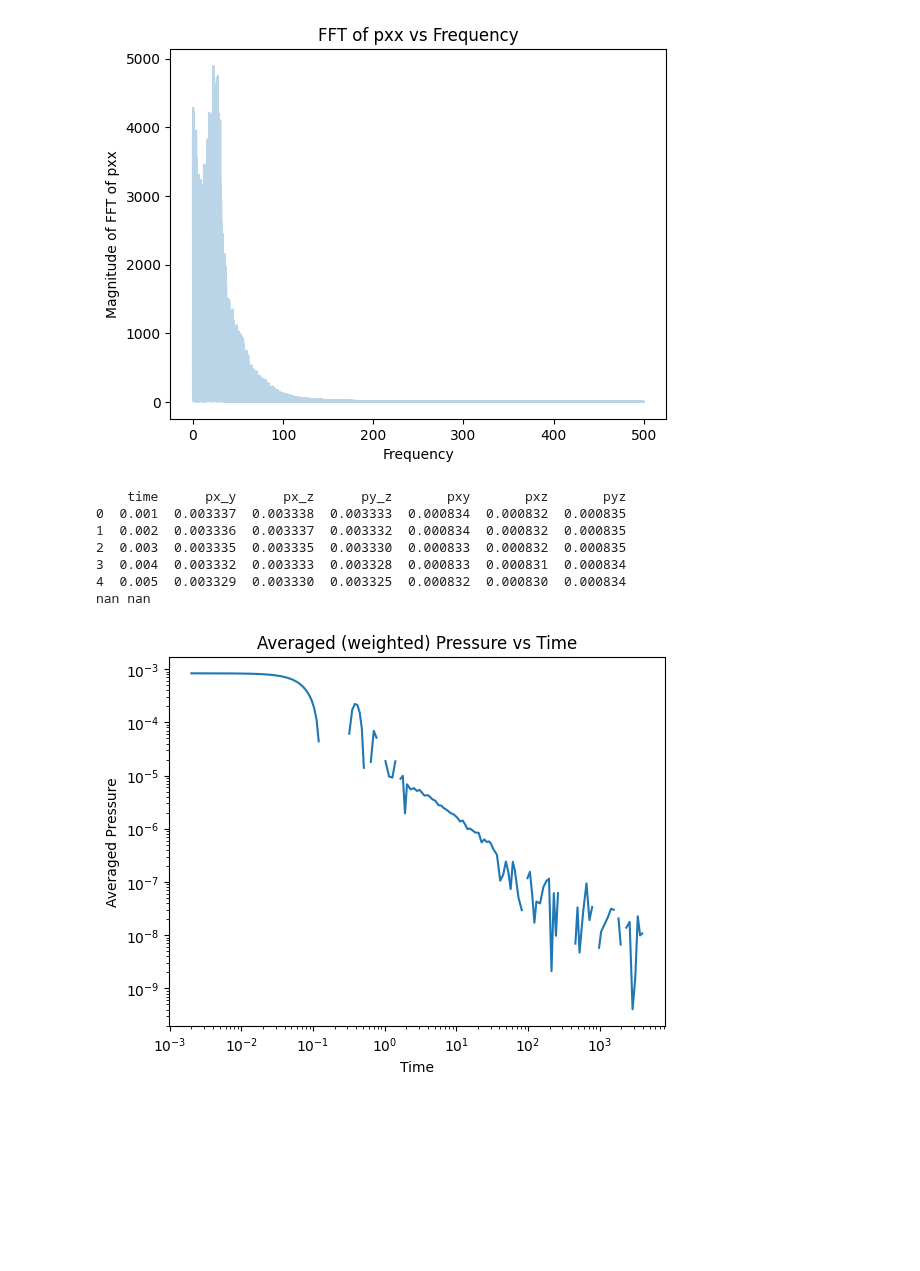
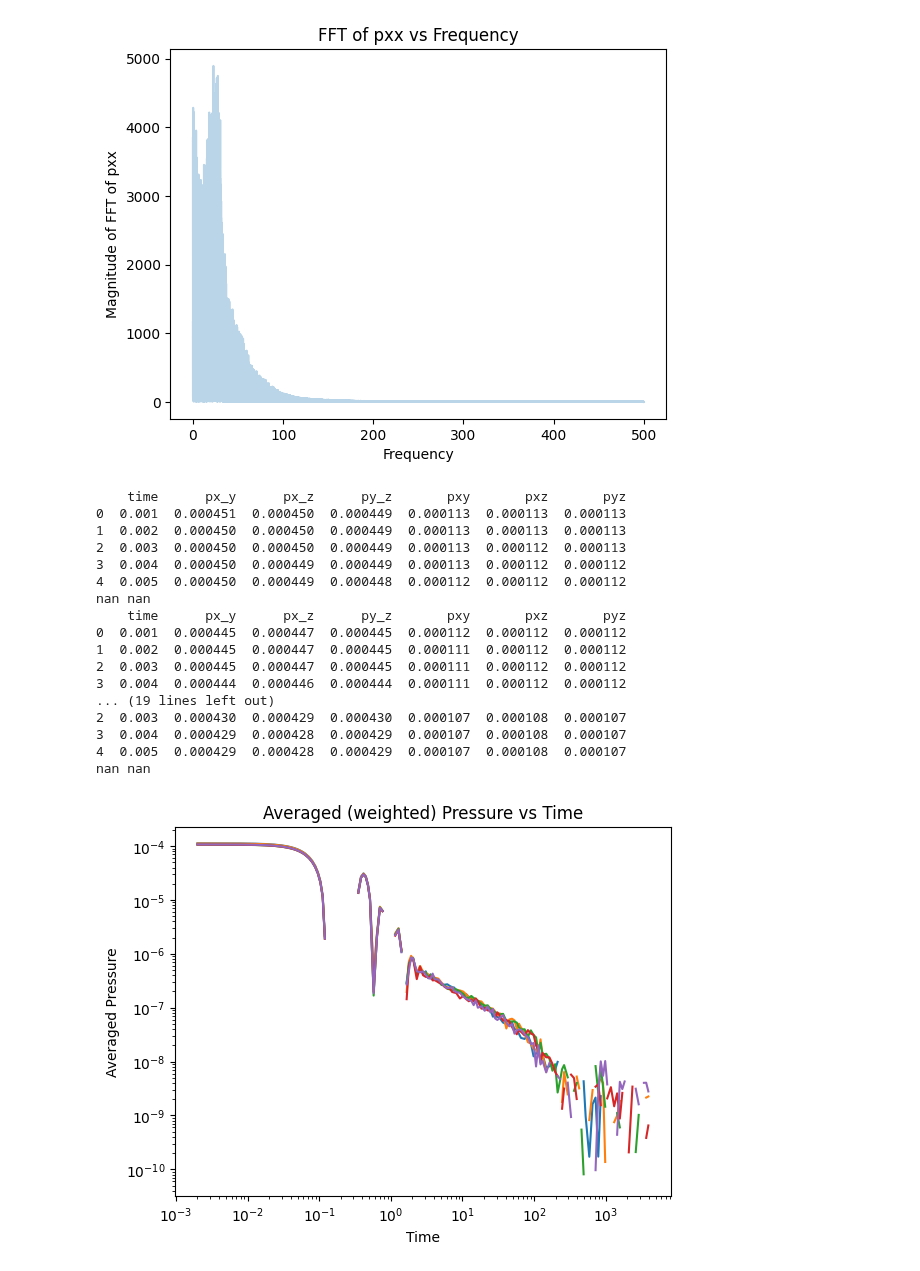
Before and after one commit to anotherbeaver/amine_polymers, a Jupyter notebook: logs/dyn_modulus mix 30 October.ipynb, the cells around one changed output. Cells and saved outputs as stored; diff of their text form; code cells hidden in the pictures; blank space fills up the shorter version.

Commit message:
Trying different parameters of ave/correlate long

```diff
--- a/logs/dyn_modulus mix 30 October.ipynb
+++ b/logs/dyn_modulus mix 30 October.ipynb
@@ -250,35 +250,46 @@ plt.show()
 12000000
 [figure]
 # %%
-file = f"long_corr.dat"
-data = pd.read_csv(file, delimiter=' ', skiprows=3, index_col=False, names=['time', 'px_y', 'px_z', 'py_z', 'pxy', 'pxz', 'pyz'])
+for i in [1, 2, 3, 4, 5]:
+    file = f"logs/press_{i}.dat"
+    data = pd.read_csv(file, delimiter=' ', skiprows=3, index_col=False, names=['time', 'px_y', 'px_z', 'py_z', 'pxy', 'pxz', 'pyz'])
 
-start = 1
+    start = 1
 
-data = data[start:].reset_index(drop=True)
+    data = data[start:].reset_index(drop=True)
 
-ave_press = (data['pxy'] + data['pxz'] + data['pyz']) / 5.0 + \
+    ave_press = (data['pxy'] + data['pxz'] + data['pyz']) / 5.0 + \
             (data['px_y'] + data['px_z'] + data['py_z']) / 30.0
 
-# replace negative with NaN
-ave_press = np.where(ave_press < 0, np.nan, ave_press)
+    # replace negative with NaN
+    ave_press = np.where(ave_press < 0, np.nan, ave_press)
 
 
-# ave_press *= 40**3 / (1.0 * 1.0)  # V / (kB * T)
+    # ave_press *= 40**3 / (1.0 * 1.0)  # V / (kB * T)
 
-print(data.head())
-print(ave_press.min(), ave_press.max())
-plt.loglog(data['time'][start:], ave_press[start:])
+    print(data.head())
+    print(ave_press.min(), ave_press.max())
+    plt.loglog(data['time'][start:], ave_press[start:])
 plt.xlabel('Time')
 plt.ylabel('Averaged Pressure')
 plt.title('Averaged (weighted) Pressure vs Time')
 plt.show()
 # %% [output]
     time      px_y      px_z      py_z       pxy       pxz       pyz
-0  0.001  0.003337  0.003338  0.003333  0.000834  0.000832  0.000835
-1  0.002  0.003336  0.003337  0.003332  0.000834  0.000832  0.000835
-2  0.003  0.003335  0.003335  0.003330  0.000833  0.000832  0.000835
-3  0.004  0.003332  0.003333  0.003328  0.000833  0.000831  0.000834
-4  0.005  0.003329  0.003330  0.003325  0.000832  0.000830  0.000834
+0  0.001  0.000451  0.000450  0.000449  0.000113  0.000113  0.000113
+1  0.002  0.000450  0.000450  0.000449  0.000113  0.000113  0.000113
+2  0.003  0.000450  0.000450  0.000449  0.000113  0.000112  0.000113
+3  0.004  0.000450  0.000449  0.000449  0.000113  0.000112  0.000112
+4  0.005  0.000450  0.000449  0.000448  0.000112  0.000112  0.000112
 nan nan
+    time      px_y      px_z      py_z       pxy       pxz       pyz
+0  0.001  0.000445  0.000447  0.000445  0.000112  0.000112  0.000112
+1  0.002  0.000445  0.000447  0.000445  0.000111  0.000112  0.000112
+2  0.003  0.000445  0.000447  0.000445  0.000111  0.000112  0.000112
+3  0.004  0.000444  0.000446  0.000444  0.000111  0.000112  0.000112
+... (19 lines left out)
+2  0.003  0.000430  0.000429  0.000430  0.000107  0.000108  0.000107
+3  0.004  0.000429  0.000428  0.000429  0.000107  0.000108  0.000107
+4  0.005  0.000429  0.000428  0.000429  0.000107  0.000108  0.000107
+nan nan
-[figure, old version]
+[figure, new version]
```
Also changed, not shown: parts of 5 cells of this notebook, 2 other files.
